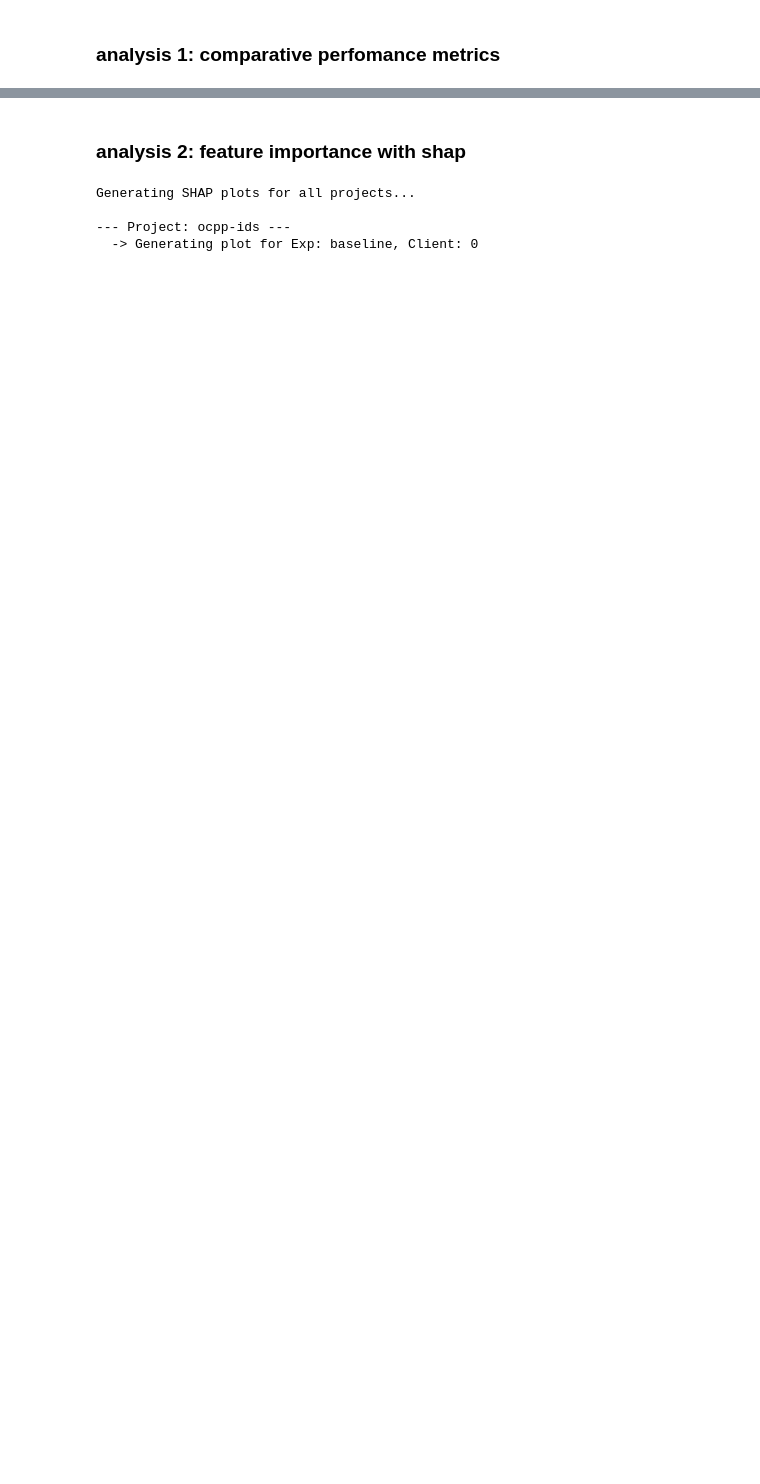
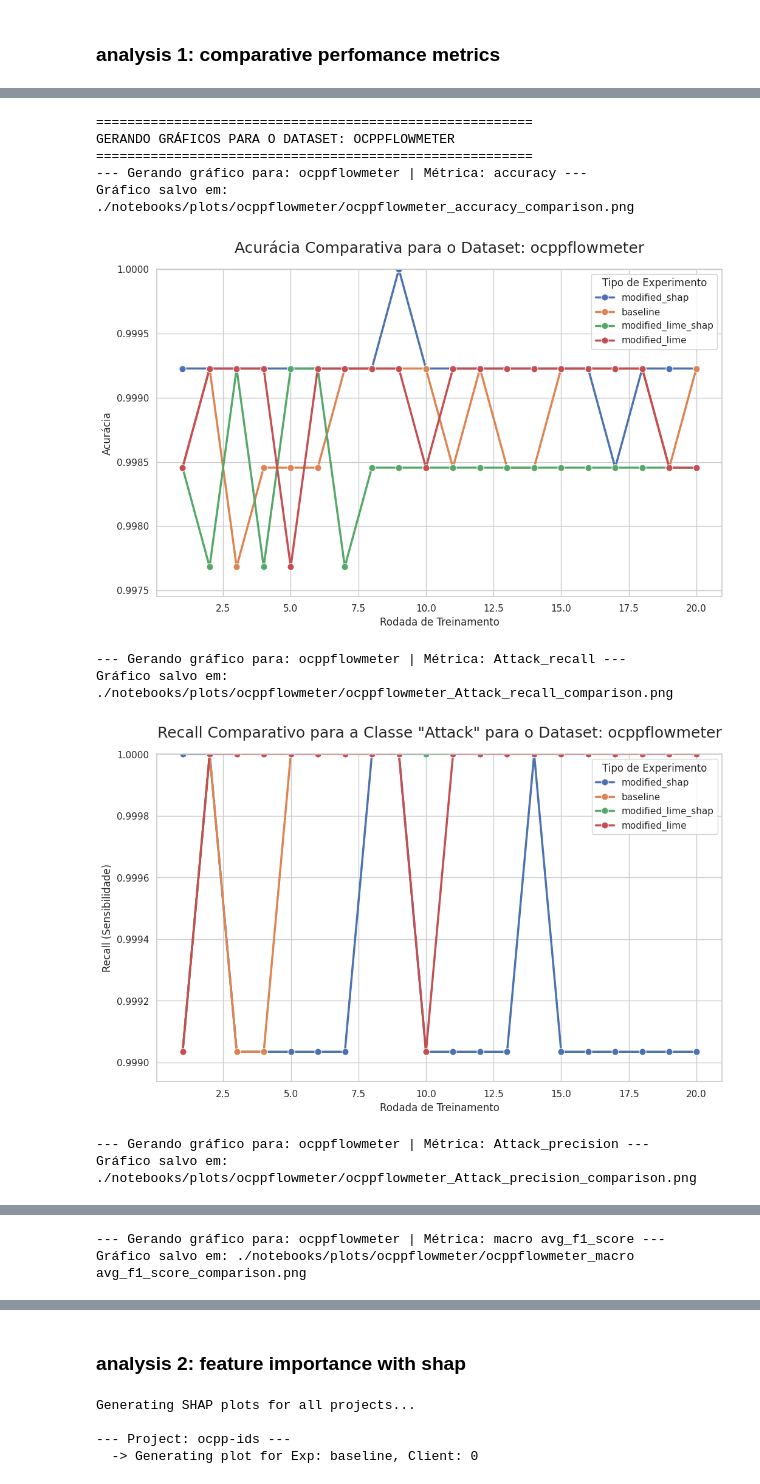
Before and after one commit to th-duvanel/ids-explainability, a Jupyter notebook: analysis.ipynb, the cells around one changed output, grey strips where cells are left out. Saved outputs shown, nothing was run; the diff lists cells and outputs as text; code cells hidden in the pictures; blank space fills up the shorter version.

```diff
--- a/analysis.ipynb
+++ b/analysis.ipynb
@@ -208,0 +127,42 @@ Gráfico de tempo de execução salvo como: execution_time_comparison.png
+# %%
+if 'master_metrics_df' in locals():
+    # Lista das métricas essenciais para o TCC com os nomes CORRIGIDOS
+    metrics_to_plot = [
+        {'metric': 'accuracy', 'title': 'Acurácia Comparativa', 'ylabel': 'Acurácia'},
+        {'metric': 'Attack_recall', 'title': 'Recall Comparativo para a Classe "Attack"', 'ylabel': 'Recall (Sensibilidade)'},
+        {'metric': 'Attack_precision', 'title': 'Precisão Comparativa para a Classe "Attack"', 'ylabel': 'Precisão'},
+        {'metric': 'macro avg_f1_score', 'title': 'F1-Score Médio (Macro Avg) Comparativo', 'ylabel': 'F1-Score'}
+    ]
+
+    unique_datasets = master_metrics_df['dataset_name'].unique()
+
+    for dataset in unique_datasets:
+        print(f"\n========================================================")
+        print(f"GERANDO GRÁFICOS PARA O DATASET: {dataset.upper()}")
+        print(f"========================================================")
+        for metric_info in metrics_to_plot:
+            # Verifica se a coluna da métrica existe no DataFrame
+            if metric_info['metric'] in master_metrics_df.columns:
+                plot_metric_comparison(
+                    df=master_metrics_df,
+                    dataset_name=dataset,
+                    metric_to_plot=metric_info['metric'],
+                    title=metric_info['title'],
+                    y_label=metric_info['ylabel']
+                )
+            else:
+                print(f"AVISO: A métrica '{metric_info['metric']}' não foi encontrada no DataFrame. Pulando gráfico.")
+else:
+    print("ERRO: O DataFrame 'master_metrics_df' não foi criado. Execute a célula de carregamento de dados primeiro.")
+# %% [output]
+========================================================
+GERANDO GRÁFICOS PARA O DATASET: OCPPFLOWMETER
+========================================================
+--- Gerando gráfico para: ocppflowmeter | Métrica: accuracy ---
+Gráfico salvo em: ./notebooks/plots/ocppflowmeter/ocppflowmeter_accuracy_comparison.png
+[figure, added]
+--- Gerando gráfico para: ocppflowmeter | Métrica: Attack_recall ---
+Gráfico salvo em: ./notebooks/plots/ocppflowmeter/ocppflowmeter_Attack_recall_comparison.png
+[figure, added]
+--- Gerando gráfico para: ocppflowmeter | Métrica: Attack_precision ---
+Gráfico salvo em: ./notebooks/plots/ocppflowmeter/ocppflowmeter_Attack_precision_comparison.png
@@ -208,0 +170,2 @@ Gráfico de tempo de execução salvo como: execution_time_comparison.png
+--- Gerando gráfico para: ocppflowmeter | Métrica: macro avg_f1_score ---
+Gráfico salvo em: ./notebooks/plots/ocppflowmeter/ocppflowmeter_macro avg_f1_score_comparison.png
```
Also changed, not shown: parts of 7 cells of this notebook, 14 other files.
